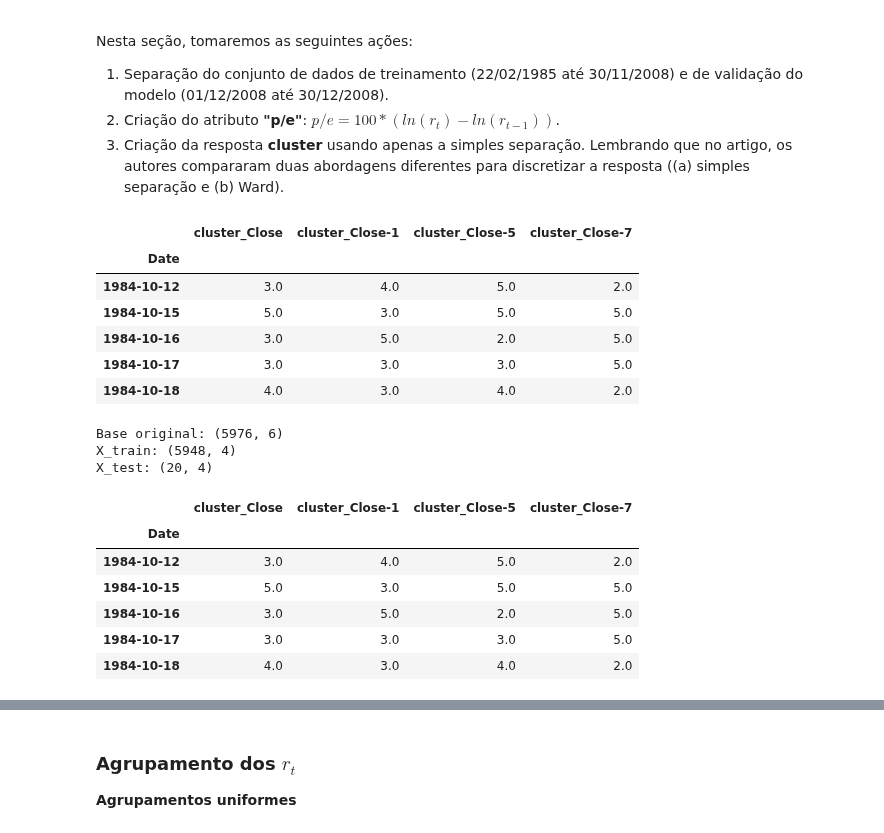
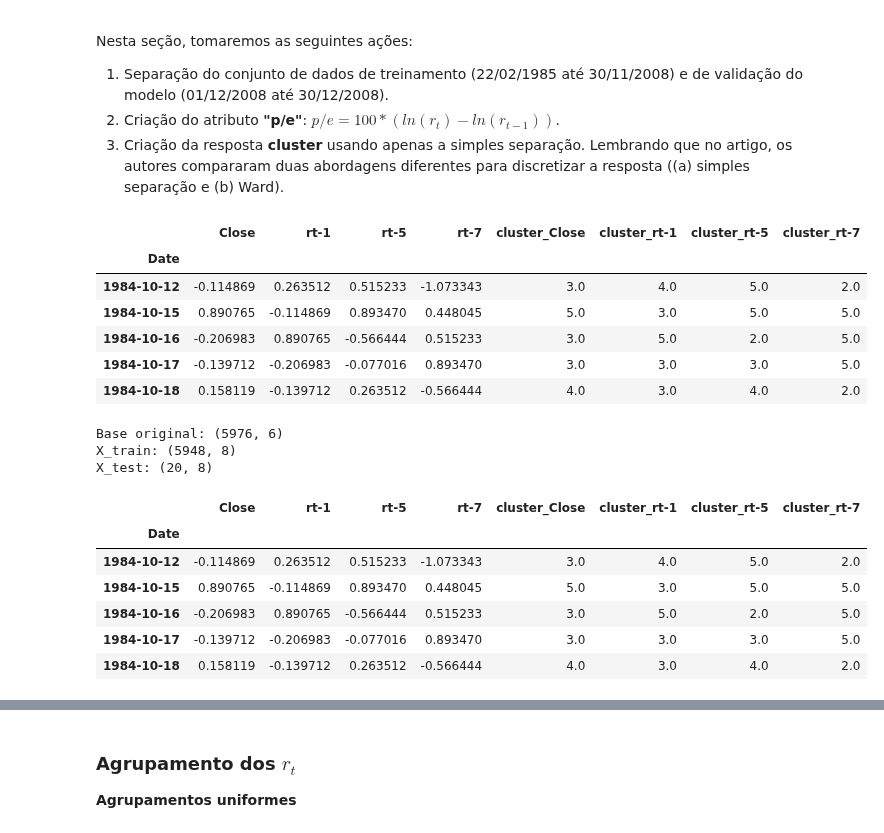
Before and after one commit to cafe-com-analytics/stock_market_index_daily_direction, a Jupyter notebook: notebooks/01_reproducing_paper_using_pomegranate.ipynb, the cells around one changed output, grey strips where cells are left out. Cells and saved outputs as stored; diff of their text form; code cells hidden in the pictures.

```diff
--- a/notebooks/01_reproducing_paper_using_pomegranate.ipynb
+++ b/notebooks/01_reproducing_paper_using_pomegranate.ipynb
@@ -68,20 +68,20 @@ Nesta seção, tomaremos as seguintes ações:
 # %%
 df = df_nikkey[["Close"]].copy()
 df = daily_return(df)
 df = create_shifted_rt(df, [1,5,7])
 df = uniform_clustering(df)
-df = df[[column for column in df.columns if 'cluster_' in column]].copy()
+# df = df[[column for column in df.columns if 'cluster_' in column]].copy()
 df.dropna(how='any', axis=0, inplace=True)
 
 df.head()
 # %% [output]
-|  | cluster_Close | cluster_Close-1 | cluster_Close-5 | cluster_Close-7 |
-| Date |  |  |  |  |
-| 1984-10-12 | 3.0 | 4.0 | 5.0 | 2.0 |
-| 1984-10-15 | 5.0 | 3.0 | 5.0 | 5.0 |
-| 1984-10-16 | 3.0 | 5.0 | 2.0 | 5.0 |
-| 1984-10-17 | 3.0 | 3.0 | 3.0 | 5.0 |
-| 1984-10-18 | 4.0 | 3.0 | 4.0 | 2.0 |
+|  | Close | rt-1 | rt-5 | rt-7 | cluster_Close | cluster_rt-1 | cluster_rt-5 | cluster_rt-7 |
+| Date |  |  |  |  |  |  |  |  |
+| 1984-10-12 | -0.114869 | 0.263512 | 0.515233 | -1.073343 | 3.0 | 4.0 | 5.0 | 2.0 |
+| 1984-10-15 | 0.890765 | -0.114869 | 0.893470 | 0.448045 | 5.0 | 3.0 | 5.0 | 5.0 |
+| 1984-10-16 | -0.206983 | 0.890765 | -0.566444 | 0.515233 | 3.0 | 5.0 | 2.0 | 5.0 |
+| 1984-10-17 | -0.139712 | -0.206983 | -0.077016 | 0.893470 | 3.0 | 3.0 | 3.0 | 5.0 |
+| 1984-10-18 | 0.158119 | -0.139712 | 0.263512 | -0.566444 | 4.0 | 3.0 | 4.0 | 2.0 |
 # %%
 X_train = df[:"2008-11-30"]
 X_test = df["2008-12-01":]
@@ -93,15 +93,15 @@ X_test: {X_test.shape}\n""")
 X_train.head()
 # %% [output]
 Base original: (5976, 6)
-X_train: (5948, 4)
-X_test: (20, 4)
+X_train: (5948, 8)
+X_test: (20, 8)
-|  | cluster_Close | cluster_Close-1 | cluster_Close-5 | cluster_Close-7 |
-| Date |  |  |  |  |
-| 1984-10-12 | 3.0 | 4.0 | 5.0 | 2.0 |
-| 1984-10-15 | 5.0 | 3.0 | 5.0 | 5.0 |
-| 1984-10-16 | 3.0 | 5.0 | 2.0 | 5.0 |
-| 1984-10-17 | 3.0 | 3.0 | 3.0 | 5.0 |
-| 1984-10-18 | 4.0 | 3.0 | 4.0 | 2.0 |
+|  | Close | rt-1 | rt-5 | rt-7 | cluster_Close | cluster_rt-1 | cluster_rt-5 | cluster_rt-7 |
+| Date |  |  |  |  |  |  |  |  |
+| 1984-10-12 | -0.114869 | 0.263512 | 0.515233 | -1.073343 | 3.0 | 4.0 | 5.0 | 2.0 |
+| 1984-10-15 | 0.890765 | -0.114869 | 0.893470 | 0.448045 | 5.0 | 3.0 | 5.0 | 5.0 |
+| 1984-10-16 | -0.206983 | 0.890765 | -0.566444 | 0.515233 | 3.0 | 5.0 | 2.0 | 5.0 |
+| 1984-10-17 | -0.139712 | -0.206983 | -0.077016 | 0.893470 | 3.0 | 3.0 | 3.0 | 5.0 |
+| 1984-10-18 | 0.158119 | -0.139712 | 0.263512 | -0.566444 | 4.0 | 3.0 | 4.0 | 2.0 |
 # %%
 fig = plt.figure(figsize=(20, 5))
 ax = fig.add_subplot(111)
```
Also changed, not shown: parts of 20 cells of this notebook, 7 other files.
